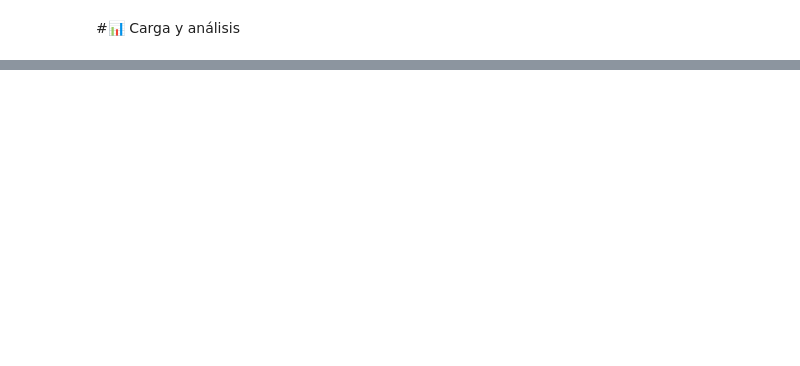
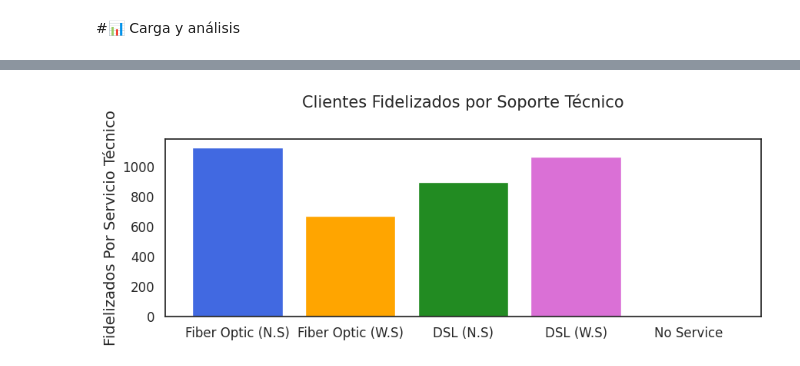
Before and after one commit to arletteGuerrero12/Challenge_TELECOMX_LATAM, a Jupyter notebook: TelecomX_LATAM.ipynb, the cells around one changed output, grey strips where cells are left out. Drawn from its saved outputs; the diff is of its cells as text; code cells hidden in the pictures; blank space fills up the shorter version.

```diff
--- a/TelecomX_LATAM.ipynb
+++ b/TelecomX_LATAM.ipynb
@@ -10,0 +535,11 @@
+# %%
+datos_soporte_in = datos_soporte[datos_soporte['Churn'] == 'No']
+datos_soporte_in.reset_index(inplace=True, drop=True)
+frecuencia_valores_soporte_in = datos_soporte_in['InternetService'].value_counts()
+total_fo_ns_in = ((datos_soporte_in['InternetService'] == 'Fiber optic') & (datos_soporte_in['TechSupport'] == 'No') ).sum()
+total_fo_ws_in = ((datos_soporte_in['InternetService'] == 'Fiber optic') & (datos_soporte_in['TechSupport'] == 'Yes')).sum()
+total_dsl_ns_in = ((datos_soporte_in['InternetService'] == 'DSL') & (datos_soporte_in['TechSupport'] == 'No')).sum()
+total_dsl_ws_in = ((datos_soporte_in['InternetService'] == 'DSL') & (datos_soporte_in['TechSupport'] == 'Yes')).sum()
+total_no_ns_in = ((datos_soporte_in['InternetService'] == 'No') & (datos_soporte_in['TechSupport'] == 'No')).sum()
+frecuencia_valores_soporte_in
+datos_soporte_in
@@ -10,0 +560,21 @@
+# %%
+soporte_tecnico_in = {
+    'Servicio': ['Fiber Optic (N.S)', 'Fiber Optic (W.S)', 'DSL (N.S)', 'DSL (W.S)', 'No Service'],
+    'Total': [total_fo_ns_in, total_fo_ws_in, total_dsl_ns_in, total_dsl_ws_in, total_no_ns_in]
+}
+df_soporte_tecnico_in = pd.DataFrame(soporte_tecnico_in)
+df_soporte_tecnico_in
+colores = ['royalblue', 'orange', 'forestgreen', 'orchid',
+           'purple', 'brown', 'slateblue', 'gray', 'olive', 'navy', 'teal', 'tomato']
+fig, ax = plt.subplots(figsize=(10, 3))
+
+ax.bar(df_soporte_tecnico_in['Servicio'], df_soporte_tecnico_in['Total'], color=colores)
+ax.set_title('Clientes Fidelizados por Soporte Técnico', loc='center', fontsize=15, pad=30)
+ax.set_xlabel('')
+ax.set_ylabel('Fidelizados Por Servicio Técnico', fontsize=14)
+ax.xaxis.set_tick_params(labelsize=12)
+ax.yaxis.set_tick_params(labelsize=12)
+
+plt.show()
+# %% [output]
+[figure, added]
```
Also changed, not shown: parts of 48 cells of this notebook.
